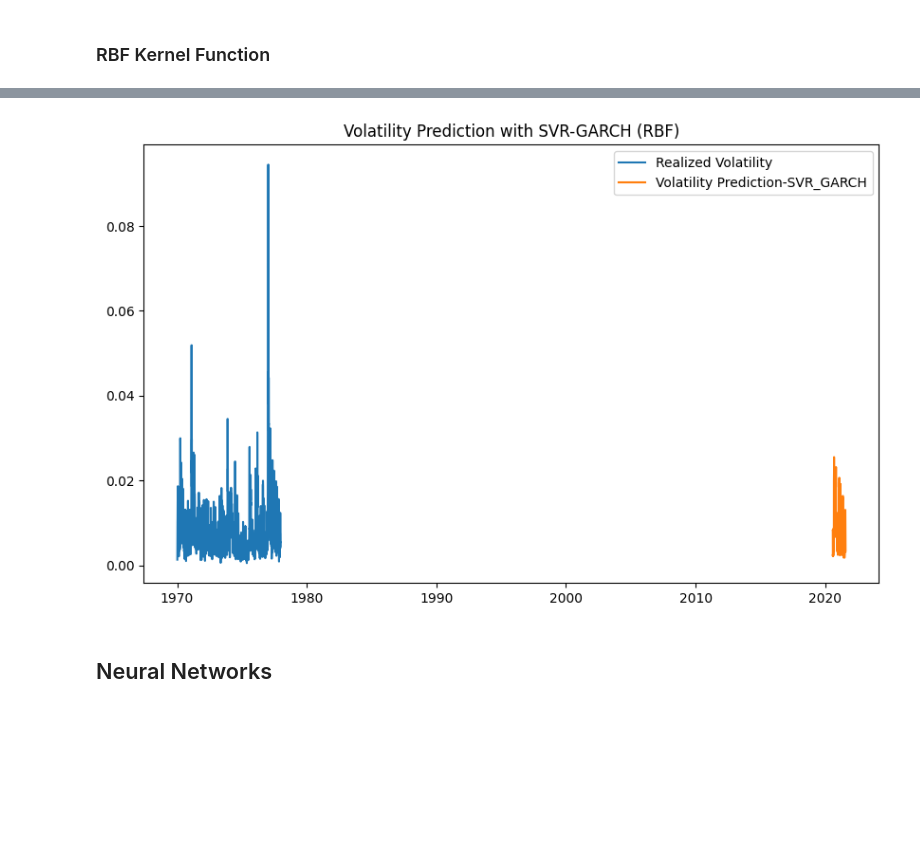
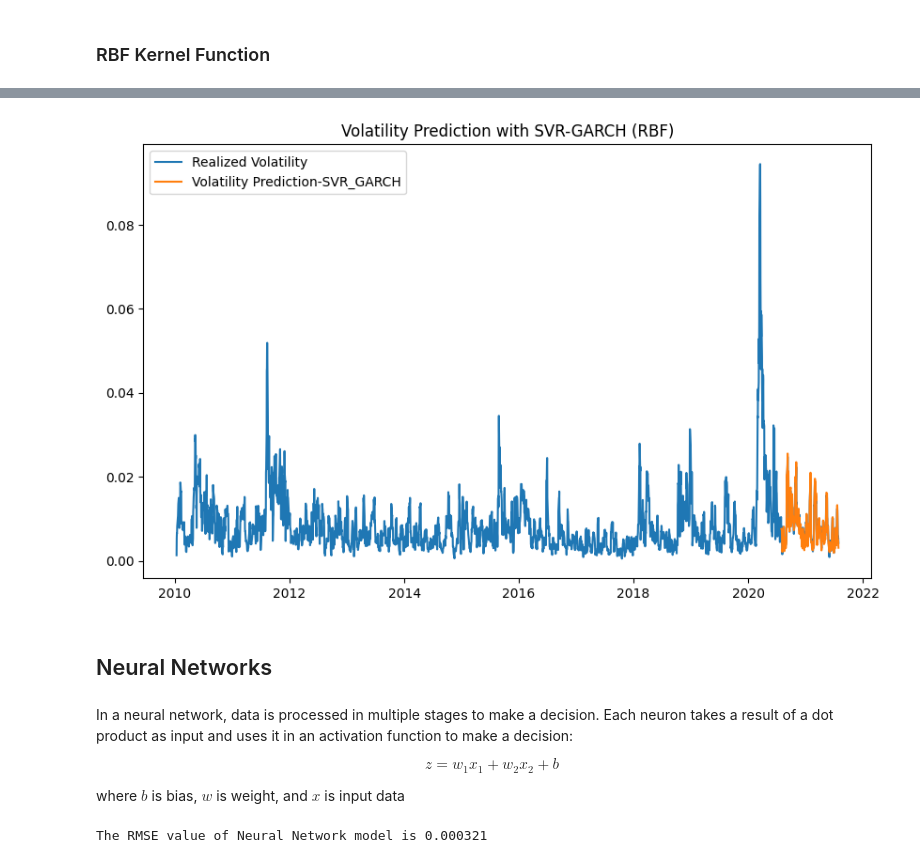
Before and after one commit to guilhermemalves03/Machine-Learning-for-Financial-Risk-Management-with-Python, a Jupyter notebook: 4-MachineLearning-BasedVolatilityPrediction.ipynb, the cells around one changed output, grey strips where cells are left out. Saved outputs shown, nothing was run; the diff lists cells and outputs as text; code cells hidden in the pictures; blank space fills up the shorter version.

```diff
--- a/4-MachineLearning-BasedVolatilityPrediction.ipynb
+++ b/4-MachineLearning-BasedVolatilityPrediction.ipynb
@@ -538,3 +538,6 @@ The RMSE value of SVR with linear kernel is 0.000660
+# %%
+ret = 100 * (s_p500.pct_change()[1:]['Close'])
+realized_vol_dated = ret.rolling(5).std()
 # %%
 
 plt.figure(figsize=(10, 6))
@@ -564,11 +567,20 @@ The RMSE value of SVR with RBF Kernel is 0.000507
+# %%
+ret = 100 * (s_p500.pct_change()[1:]['Close'])
+realized_vol_dated = ret.rolling(5).std()
 # %%
 plt.figure(figsize=(10, 6))
-plt.plot(realized_vol / 100, label='Realized Volatility')
+plt.plot(realized_vol_dated / 100, label='Realized Volatility')
 plt.plot(predict_svr_rbf / 100, label='Volatility Prediction-SVR_GARCH')
 plt.title('Volatility Prediction with SVR-GARCH (RBF)', fontsize=12)
 plt.legend()
 plt.show()
 # %% [output]
-[figure, old version]
+[figure, new version]
 # %% [markdown]
 ## Neural Networks
+# %% [markdown]
+In a neural network, data is processed in multiple stages to make a decision. Each neuron takes a result of a dot product as input and uses it in an activation function to make a decision:
+
+$$ z= w_1 x_1 + w_2 x_2 + b$$
+
+where $b$ is bias, $w$ is weight, and $x$ is input data
@@ -574,0 +597,5 @@ plt.show()
+# %%
+rmse_NN=np.sqrt(mse(realized_vol.iloc[-n:] / 100, NN_predictions / 100))
+print('The RMSE value of Neural Network model is {:.6f}'.format(rmse_NN))
+# %% [output]
+The RMSE value of Neural Network model is 0.000321
```
Also changed, not shown: parts of 13 cells of this notebook, 1 other file.
